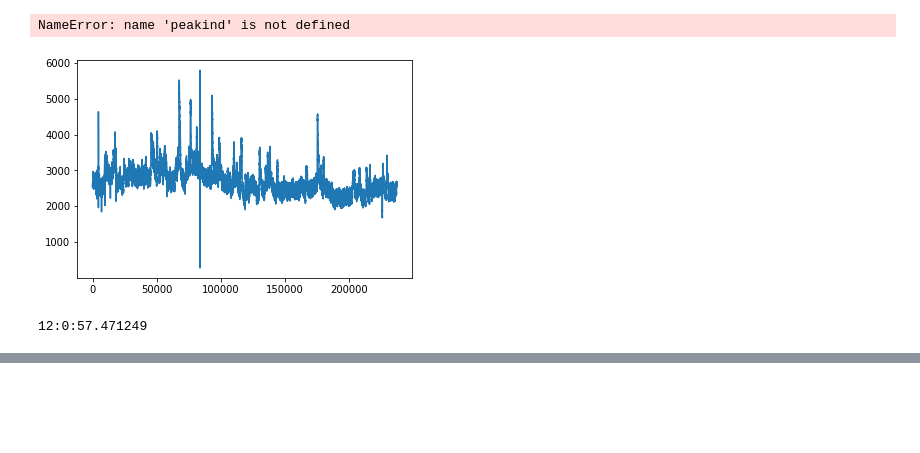
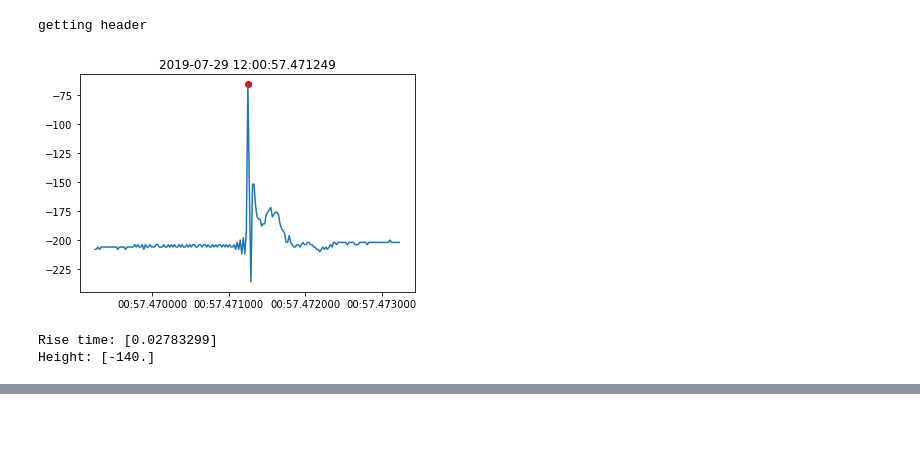
Before and after one commit to AgnieszkaMakulska/LSDWA, a Jupyter notebook: Praktyki.ipynb, the cells around one changed output, grey strips where cells are left out. Drawn from its saved outputs; the diff is of its cells as text; code cells hidden in the pictures.

```diff
--- a/Praktyki.ipynb
+++ b/Praktyki.ipynb
@@ -64,11 +43,27 @@ plt.show()
-# %%
-plt.plot(t.chanel2)
-plt.scatter(peakind,t.chanel1[peakind], c='r')
-# %% [output]
-NameError: name 'peakind' is not defined
-[figure, removed]
-# %%
-print(str(t.date[peakind[0]].hour)+':'+str(t.date[peakind[0]].minute)+':'+str(t.date[peakind[0]].second)+'.'+str(t.date[peakind[0]].microsecond))
-# %% [output]
-12:0:57.471249
+# %%
+#Peaks from file
+
+t=Record(mypath+files[0])
+peakind, properties = find_peaks(t.chanel1[0:20000], threshold=30, distance=400)
+if len(peakind)==0:
+    peakind, properties = find_peaks(-t.chanel1[0:20000], threshold=30, distance=400)
+
+if len(peakind)>=1:
+    for i in range(len(peakind)):
+        ind=np.arange(peakind[i]-100,peakind[i]+100,1)
+        time=matplotlib.dates.date2num(t.date[peakind[i]-100:peakind[i]+100])
+        plt.plot(time,t.chanel1[ind])
+        plt.scatter(t.date[peakind[i]],t.chanel1[peakind[i]], c='r')
+        plt.title(str(t.date[peakind[i]]))
+        plt.show()
+else:
+    print('Trigger not found')
+
+print('Rise time: '+str(0.02*peak_widths(t.chanel1[0:20000], peakind)[0])) #czas narastania w mikrosekundach
+print('Height: '+str(peak_widths(t.chanel1[0:20000], peakind)[1])) #wysokości
+# %% [output]
+getting header
+[figure, added]
+Rise time: [0.02783299]
+Height: [-140.]
 # %%
```
Also changed, not shown: parts of 14 cells of this notebook, 1 other file.
